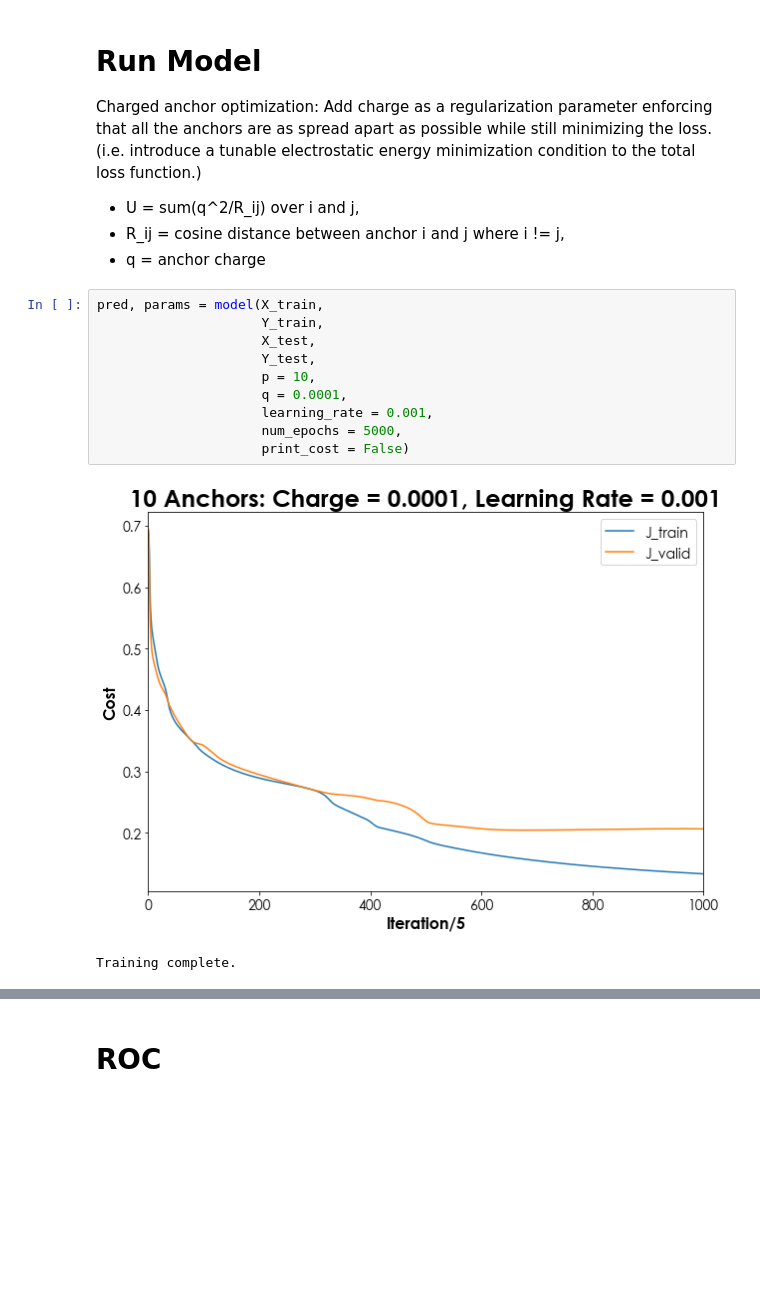
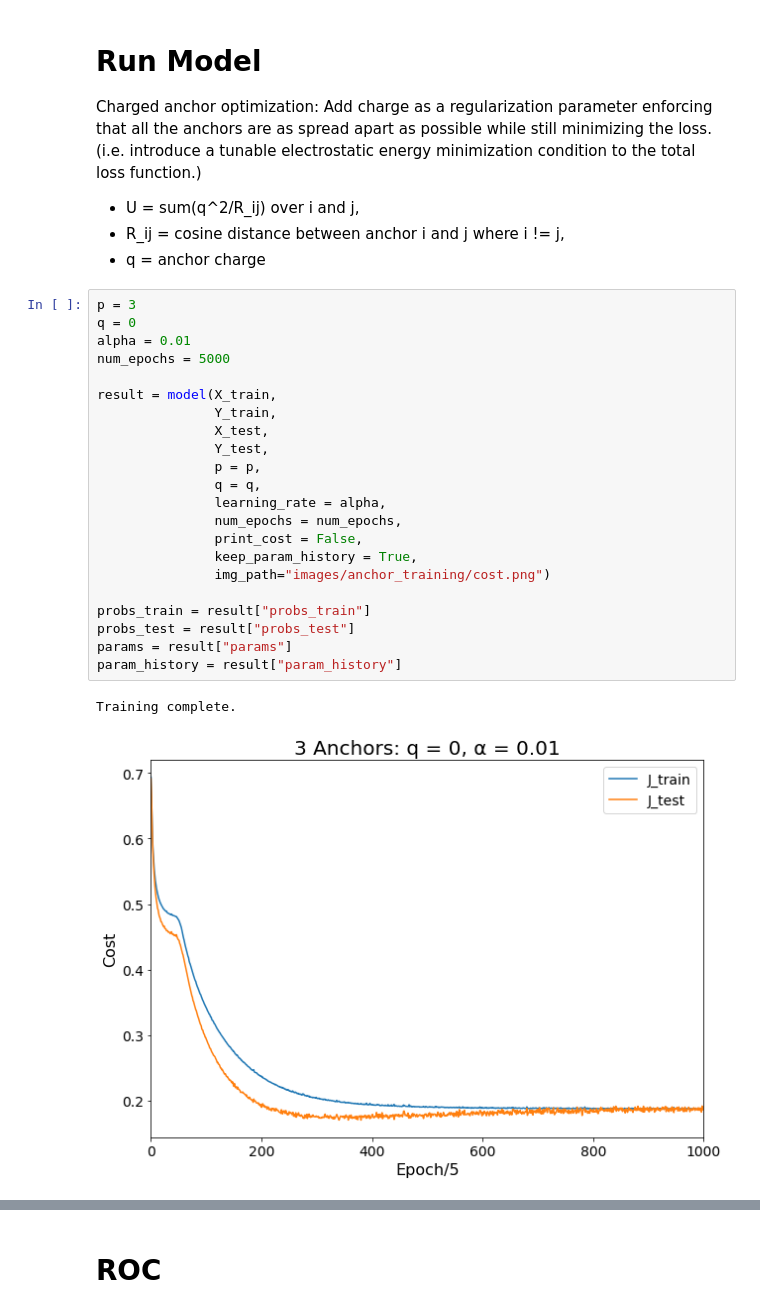
Before and after one commit to chrismbryant/anchor-vector-optimization, a Jupyter notebook: anchors_binary_clean.ipynb, the cells around one changed output, grey strips where cells are left out. Saved outputs shown, nothing was run; the diff lists cells and outputs as text; blank space fills up the shorter version.

Commit message:
Streamline learning image renders

```diff
--- a/anchors_binary_clean.ipynb
+++ b/anchors_binary_clean.ipynb
@@ -546,16 +650,28 @@ Charged anchor optimization: Add charge as a regularization parameter enforcing
 * U = sum(q^2/R_ij) over i and j,
 * R_ij = cosine distance between anchor i and j where i != j,
 * q = anchor charge
-# %%
-pred, params = model(X_train,
-                     Y_train,
-                     X_test,
-                     Y_test,
-                     p = 10,
-                     q = 0.0001,
-                     learning_rate = 0.001,
-                     num_epochs = 5000,
-                     print_cost = False)
-# %% [output]
-[figure, removed]
-Training complete.
+# %%
+p = 3
+q = 0
+alpha = 0.01
+num_epochs = 5000
+
+result = model(X_train,
+               Y_train,
+               X_test,
+               Y_test,
+               p = p,
+               q = q,
+               learning_rate = alpha,
+               num_epochs = num_epochs,
+               print_cost = False,
+               keep_param_history = True,
+               img_path="images/anchor_training/cost.png")
+
+probs_train = result["probs_train"]
+probs_test = result["probs_test"]
+params = result["params"]
+param_history = result["param_history"]
+# %% [output]
+Training complete.
+[figure, added]
```
Also changed, not shown: parts of 17 cells of this notebook.
